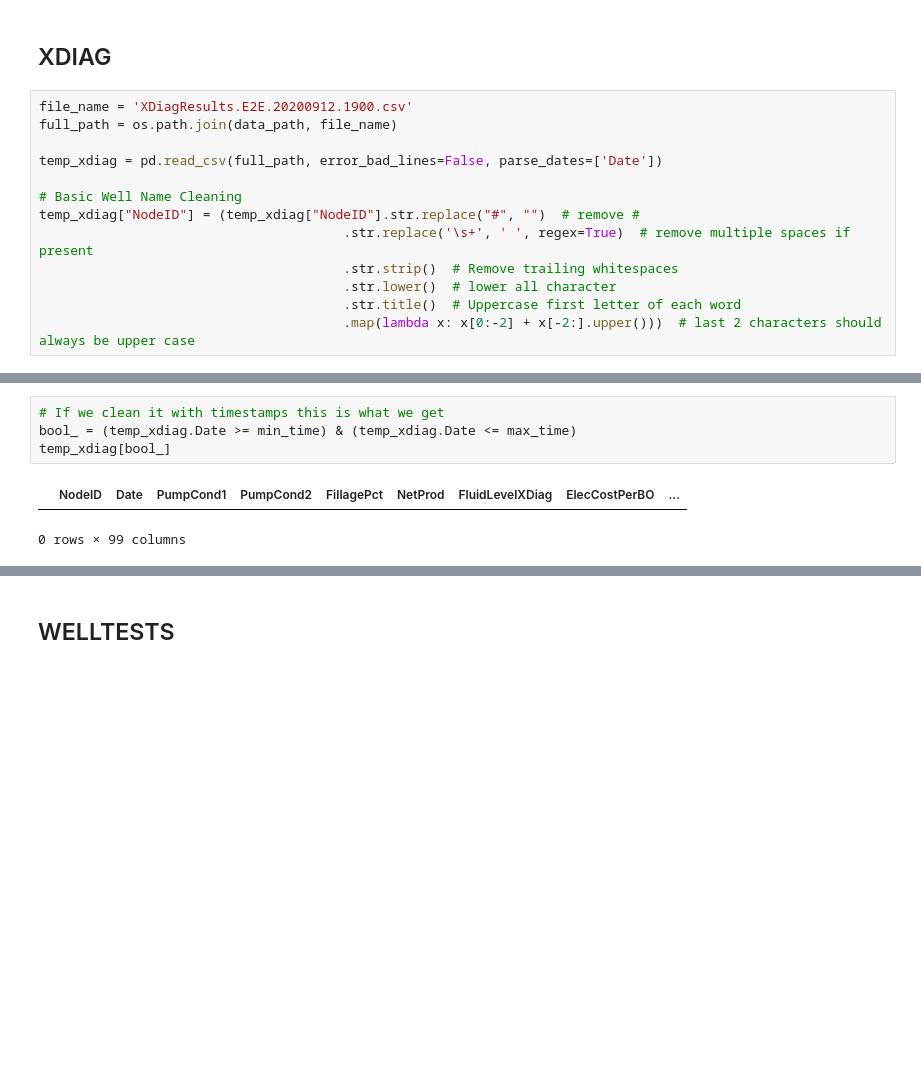
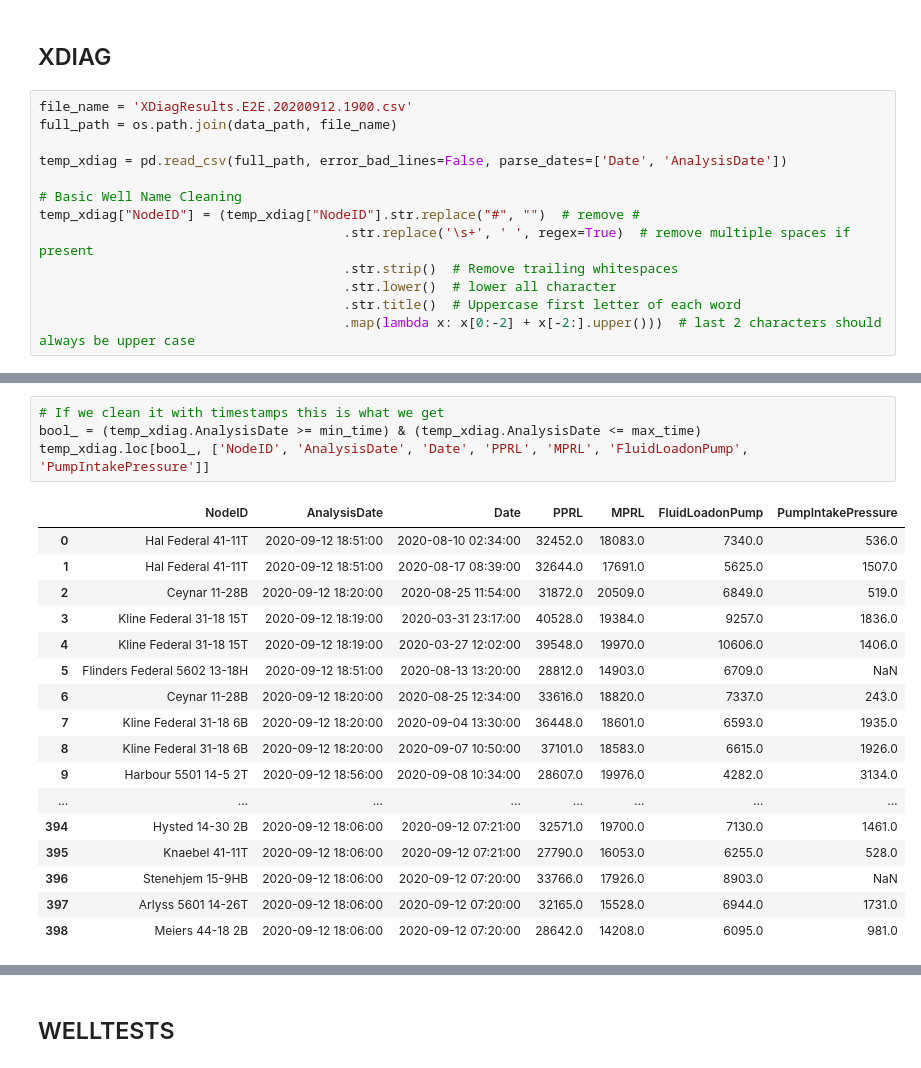
Before and after one commit to Ashitha97/ESP, a Jupyter notebook: Data Transfer/Testing Daily Import Data.ipynb, the cells around one changed output, grey strips where cells are left out. Saved outputs shown, nothing was run; the diff lists cells and outputs as text; blank space fills up the shorter version.

```diff
--- a/Data Transfer/Testing Daily Import Data.ipynb
+++ b/Data Transfer/Testing Daily Import Data.ipynb
@@ -170,7 +179,7 @@ class AddData:
 file_name = 'XDiagResults.E2E.20200912.1900.csv'
 full_path = os.path.join(data_path, file_name)
 
-temp_xdiag = pd.read_csv(full_path, error_bad_lines=False, parse_dates=['Date'])
+temp_xdiag = pd.read_csv(full_path, error_bad_lines=False, parse_dates=['Date', 'AnalysisDate'])
 
 # Basic Well Name Cleaning
 temp_xdiag["NodeID"] = (temp_xdiag["NodeID"].str.replace("#", "")  # remove #
@@ -216,7 +225,22 @@ However what we have is:
 # %%
 # If we clean it with timestamps this is what we get
-bool_ = (temp_xdiag.Date >= min_time) & (temp_xdiag.Date <= max_time)
-temp_xdiag[bool_]
+bool_ = (temp_xdiag.AnalysisDate >= min_time) & (temp_xdiag.AnalysisDate <= max_time)
+temp_xdiag.loc[bool_, ['NodeID', 'AnalysisDate', 'Date', 'PPRL', 'MPRL', 'FluidLoadonPump', 'PumpIntakePressure']]
 # %% [output]
-|  | NodeID | Date | PumpCond1 | PumpCond2 | FillagePct | NetProd | FluidLevelXDiag | ElecCostPerBO | ... |
+|  | NodeID | AnalysisDate | Date | PPRL | MPRL | FluidLoadonPump | PumpIntakePressure |
+| 0 | Hal Federal 41-11T | 2020-09-12 18:51:00 | 2020-08-10 02:34:00 | 32452.0 | 18083.0 | 7340.0 | 536.0 |
+| 1 | Hal Federal 41-11T | 2020-09-12 18:51:00 | 2020-08-17 08:39:00 | 32644.0 | 17691.0 | 5625.0 | 1507.0 |
+| 2 | Ceynar 11-28B | 2020-09-12 18:20:00 | 2020-08-25 11:54:00 | 31872.0 | 20509.0 | 6849.0 | 519.0 |
+| 3 | Kline Federal 31-18 15T | 2020-09-12 18:19:00 | 2020-03-31 23:17:00 | 40528.0 | 19384.0 | 9257.0 | 1836.0 |
+| 4 | Kline Federal 31-18 15T | 2020-09-12 18:19:00 | 2020-03-27 12:02:00 | 39548.0 | 19970.0 | 10606.0 | 1406.0 |
+| 5 | Flinders Federal 5602 13-18H | 2020-09-12 18:51:00 | 2020-08-13 13:20:00 | 28812.0 | 14903.0 | 6709.0 | NaN |
+| 6 | Ceynar 11-28B | 2020-09-12 18:20:00 | 2020-08-25 12:34:00 | 33616.0 | 18820.0 | 7337.0 | 243.0 |
+| 7 | Kline Federal 31-18 6B | 2020-09-12 18:20:00 | 2020-09-04 13:30:00 | 36448.0 | 18601.0 | 6593.0 | 1935.0 |
+| 8 | Kline Federal 31-18 6B | 2020-09-12 18:20:00 | 2020-09-07 10:50:00 | 37101.0 | 18583.0 | 6615.0 | 1926.0 |
+| 9 | Harbour 5501 14-5 2T | 2020-09-12 18:56:00 | 2020-09-08 10:34:00 | 28607.0 | 19976.0 | 4282.0 | 3134.0 |
+| ... | ... | ... | ... | ... | ... | ... | ... |
+| 394 | Hysted 14-30 2B | 2020-09-12 18:06:00 | 2020-09-12 07:21:00 | 32571.0 | 19700.0 | 7130.0 | 1461.0 |
+| 395 | Knaebel 41-11T | 2020-09-12 18:06:00 | 2020-09-12 07:21:00 | 27790.0 | 16053.0 | 6255.0 | 528.0 |
+| 396 | Stenehjem 15-9HB | 2020-09-12 18:06:00 | 2020-09-12 07:20:00 | 33766.0 | 17926.0 | 8903.0 | NaN |
+| 397 | Arlyss 5601 14-26T | 2020-09-12 18:06:00 | 2020-09-12 07:20:00 | 32165.0 | 15528.0 | 6944.0 | 1731.0 |
+| 398 | Meiers 44-18 2B | 2020-09-12 18:06:00 | 2020-09-12 07:20:00 | 28642.0 | 14208.0 | 6095.0 | 981.0 |
-0 rows × 99 columns
```
Also changed, not shown: parts of 20 cells of this notebook, 1 other file.
